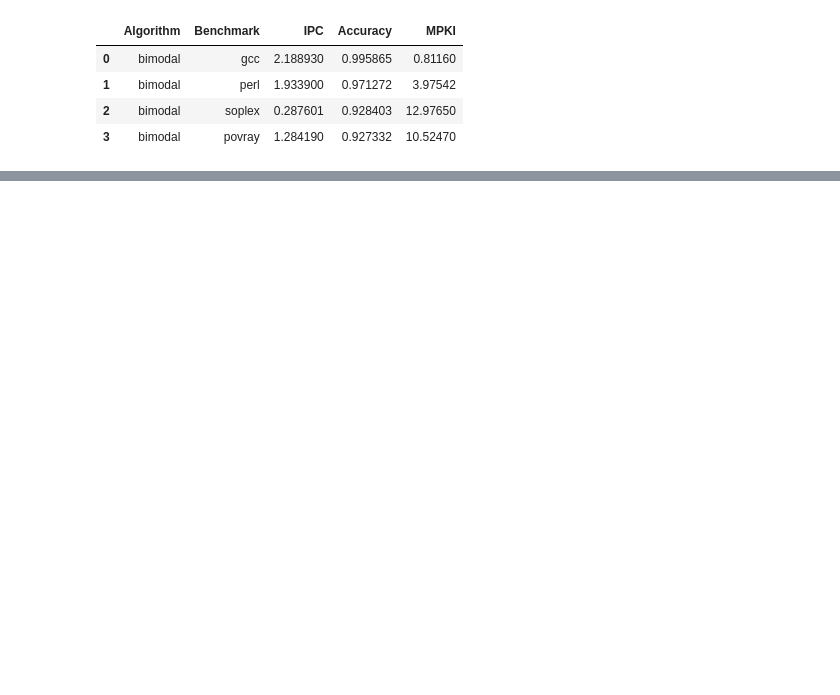
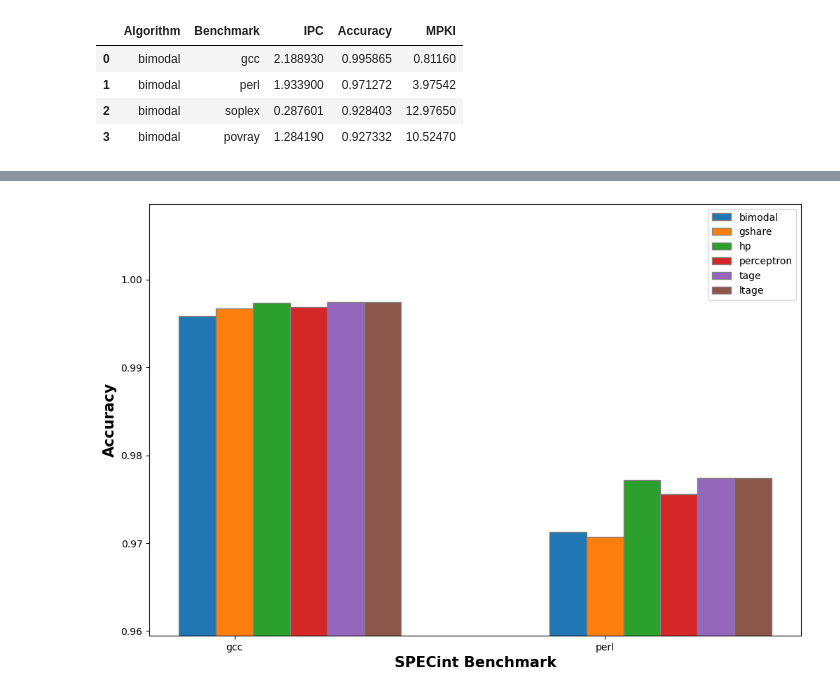
Before and after one commit to kumj2028/ChampSim, a Jupyter notebook: traces/plotting.ipynb, the cells around one changed output, grey strips where cells are left out. Cells and saved outputs as stored; diff of their text form; code cells hidden in the pictures; blank space fills up the shorter version.

```diff
--- a/traces/plotting.ipynb
+++ b/traces/plotting.ipynb
@@ -146,0 +102,4 @@ draw_bar_graph_float('MPKI')
+# %%
+draw_bar_graph('Accuracy', algorithms, 'int')
+# %% [output]
+[figure, added]
```
Also changed, not shown: parts of 18 cells of this notebook, 16 other files.
